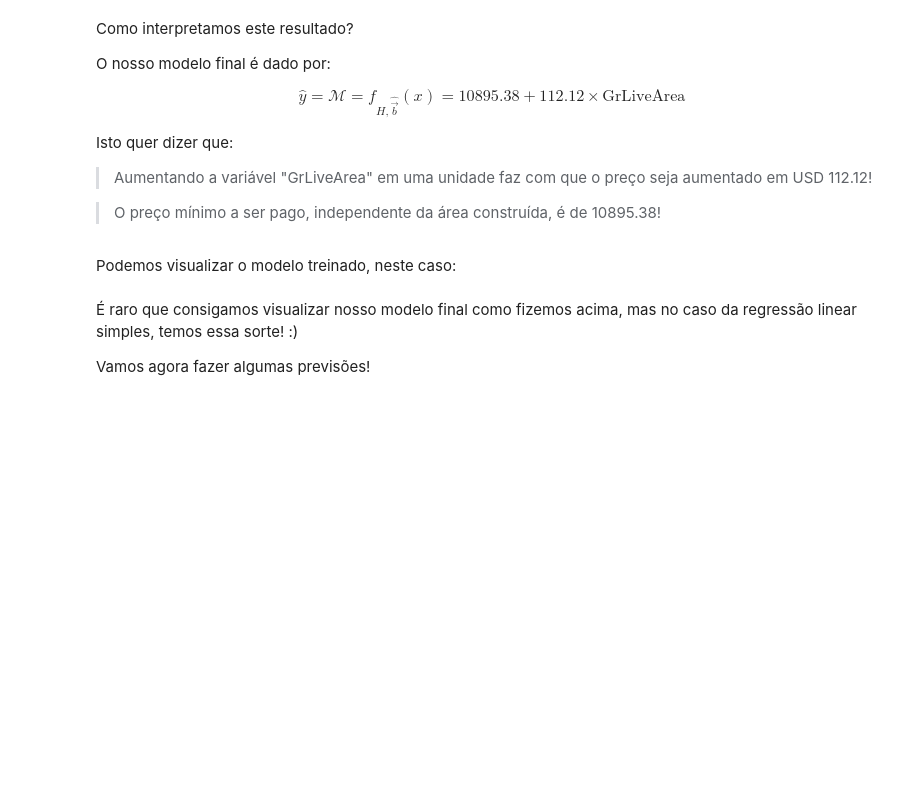
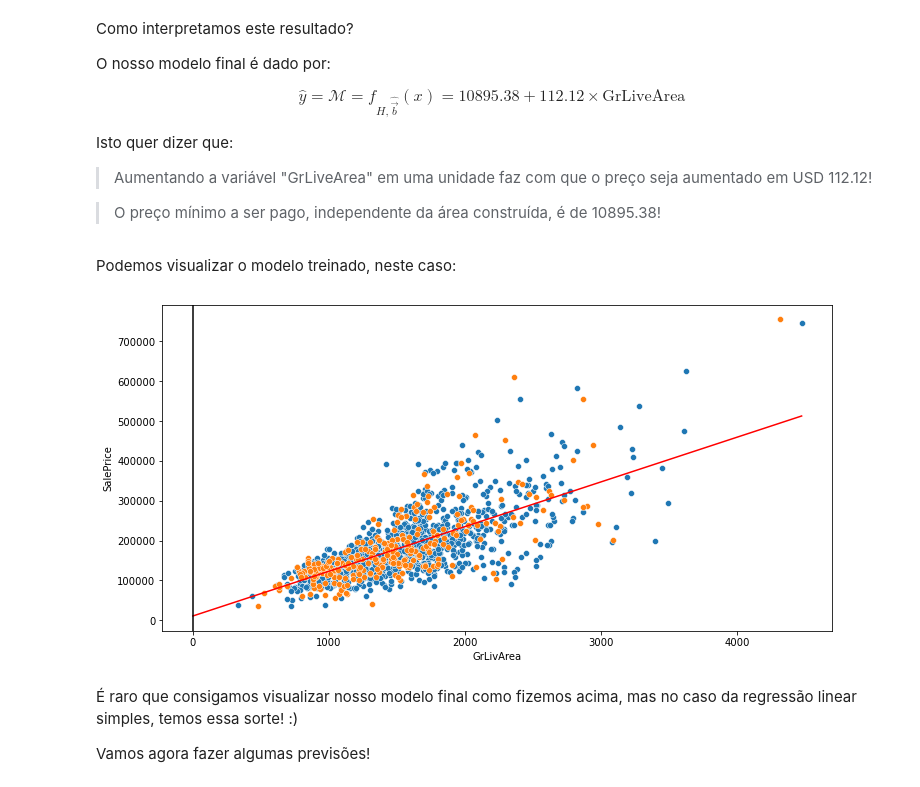
Before and after one commit to GabrielAsato/Curso_DS_Degree, a Jupyter notebook: Módulo 8 - Estatística II/Aula 3 - regressão linear e outros fundamentos.ipynb, the cells around one changed output. Cells and saved outputs as stored; diff of their text form; code cells hidden in the pictures; blank space fills up the shorter version.

```diff
--- a/Módulo 8 - Estatística II/Aula 3 - regressão linear e outros fundamentos.ipynb
+++ b/Módulo 8 - Estatística II/Aula 3 - regressão linear e outros fundamentos.ipynb
@@ -414,6 +414,17 @@ Isto quer dizer que:
 > O preço mínimo a ser pago, independente da área construída, é de 10895.38!
 # %% [markdown]
 Podemos visualizar o modelo treinado, neste caso:
+# %%
+plt.figure(figsize=(12,6))
+sns.scatterplot(x = X_train["GrLivArea"], y = y_train)
+sns.scatterplot(x = X_test["GrLivArea"], y = y_test)
+#------------------------------------------------------
+x = np.linspace(0,X_train["GrLivArea"].max(), 100)
+y = lr.intercept_ + lr.coef_[0]*x
+plt.plot(x,y,color = "red")
+plt.axvline(x = 0, color = "black");
+# %% [output]
+[figure, added]
 # %% [markdown]
 É raro que consigamos visualizar nosso modelo final como fizemos acima, mas no caso da regressão linear simples, temos essa sorte! :)
 
```
Also changed, not shown: parts of 14 cells of this notebook, 2 other files.
